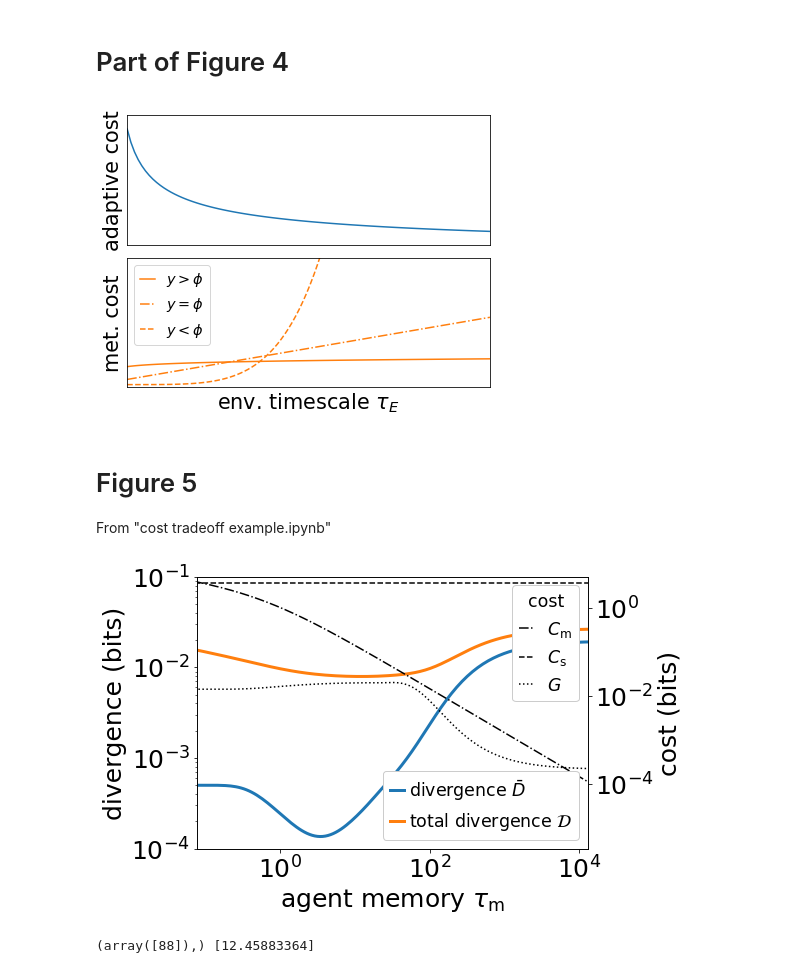
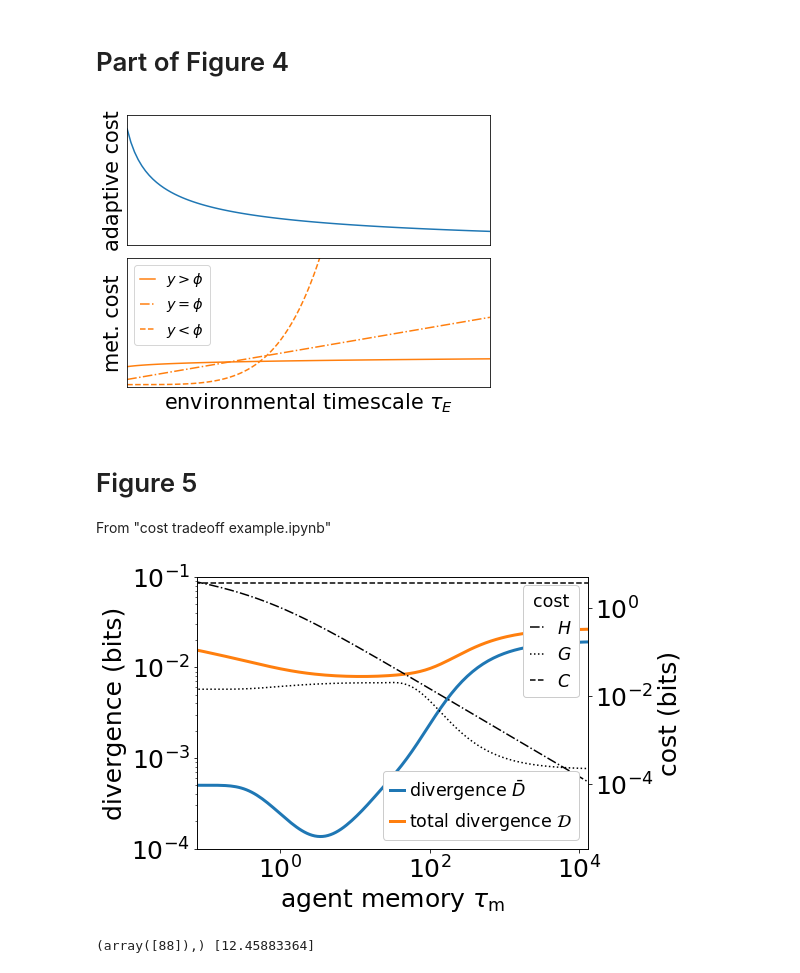
Before and after one commit to eltrompetero/adaptation, a Jupyter notebook: plotting.ipynb, the cells around one changed output. Saved outputs shown, nothing was run; the diff lists cells and outputs as text; code cells hidden in the pictures.

```diff
--- a/plotting.ipynb
+++ b/plotting.ipynb
@@ -399,35 +397,35 @@ Ne = linspace(.1, 2.5, 100)
 fig, ax = plt.subplots(figsize=(6.5,5), nrows=2, sharex=True)
 h = []
 te = linspace(.1, 2.5, 100)
 
 h.append(ax[0].plot(te, te**-.5, '-')[0])
 
 ax[0].set(xticks=[], yticks=[],
           ylim=(.3,3.5),
           xlim=(Ne.min(), Ne.max()))
 ax[0].set_ylabel(r'adaptive cost', fontsize='small')
 
 h.append(ax[1].plot(te, te**.1, '-', c='C1')[0])
 h.append(ax[1].plot(te, te+.2, '-.', c='C1')[0])
 h.append(ax[1].plot(te, .1 + te**5, '--', c='C1')[0])
 
 ax[1].set(xticks=[], yticks=[],
           ylim=(0, 5),
           xlim=(te.min(), te.max()))
-ax[1].set_xlabel(r'env. timescale $\tau_E$', fontsize='small')
+ax[1].set_xlabel(r'environmental timescale $\tau_E$', fontsize='small')
 ax[1].set_ylabel(r'met. cost', fontsize='small')
 
 ax[1].legend(h[1:], (r'$y>\phi$',
                  r'$y=\phi$', r'$y<\phi$'),
              fontsize='xx-small',
              handlelength=1,
              loc=2,
              ncol=1)
 
 fig.subplots_adjust(hspace=.1)
 fig.savefig(f'{imgdr}/metabolic_scaling.pdf', bbox_inches='tight')
 # %% [output]
-[figure, old version]
+[figure, new version]
 # %% [markdown]
 # Figure 5
 From "cost tradeoff example.ipynb"
@@ -463,11 +459,11 @@ axb = ax.twinx()
 
 taRange_ = logspace(log10(taRange[0]), log10(taRange[-1]), 1000)
 axb.loglog(taRange_, memory_cost(taRange_), 'k-.')
+axb.loglog(taRange, cost_spline(betaPlot), 'k:')
 axb.loglog(taRange, sensing_cost(1_000+zeros_like(taRange), .2), 'k--')
-axb.loglog(taRange, cost_spline(betaPlot), 'k:')
 
 axb.add_artist(leg)
-legb = axb.legend((r'$C_{\rm m}$', r'$C_{\rm s}$', r'$G$'),
+legb = axb.legend((r'$H$', r'$G$', r'$C$'),
                   fontsize='x-small',
                   framealpha=1,
                   handlelength=.8,
@@ -480,7 +476,7 @@ axb.set(ylabel='cost (bits)', ylim=(1e-5/3,5))
 
 fig.savefig(f'{imgdr}/cost_tradeoff_example.pdf', bbox_inches='tight')
 # %% [output]
-[figure, old version]
+[figure, new version]
 # %%
 D = totcost + spline(betaPlot)
 ix = where(r_[True,D[1:]<D[:-1]] & r_[D[:-1]<D[1:],True])
```
Also changed, not shown: parts of 10 cells of this notebook, 1 other file.
